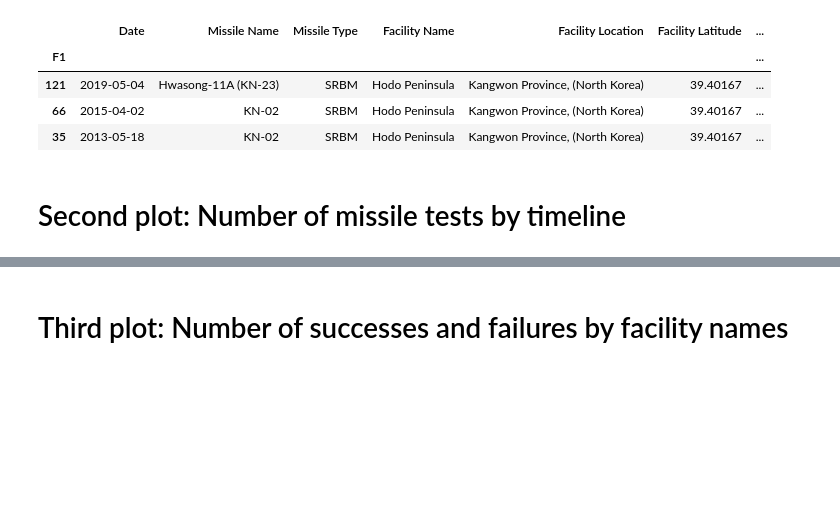
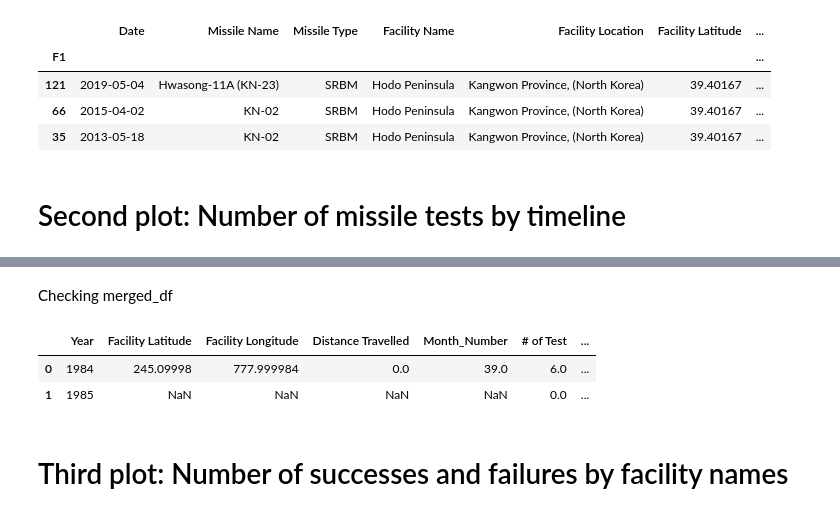
Before and after one commit to mesege1/dprk_missile_stats, a Jupyter notebook: notebooks/dprk_missile_stats.ipynb, the cells around one changed output, grey strips where cells are left out. Drawn from its saved outputs; the diff is of its cells as text; code cells hidden in the pictures; blank space fills up the shorter version.

```diff
--- a/notebooks/dprk_missile_stats.ipynb
+++ b/notebooks/dprk_missile_stats.ipynb
@@ -252,3 +247,11 @@ plt.show()
+# %% [markdown]
+Checking merged_df
+# %%
+merged_df.head(2)
+# %% [output]
+|  | Year | Facility Latitude | Facility Longitude | Distance Travelled | Month_Number | # of Test | ... |
+| 0 | 1984 | 245.09998 | 777.999984 | 0.0 | 39.0 | 6.0 | ... |
+| 1 | 1985 | NaN | NaN | NaN | NaN | 0.0 | ... |
 # %% [markdown]
 # Third plot: Number of successes and failures by facility names
 # %%
```
Also changed, not shown: parts of 14 cells of this notebook.
